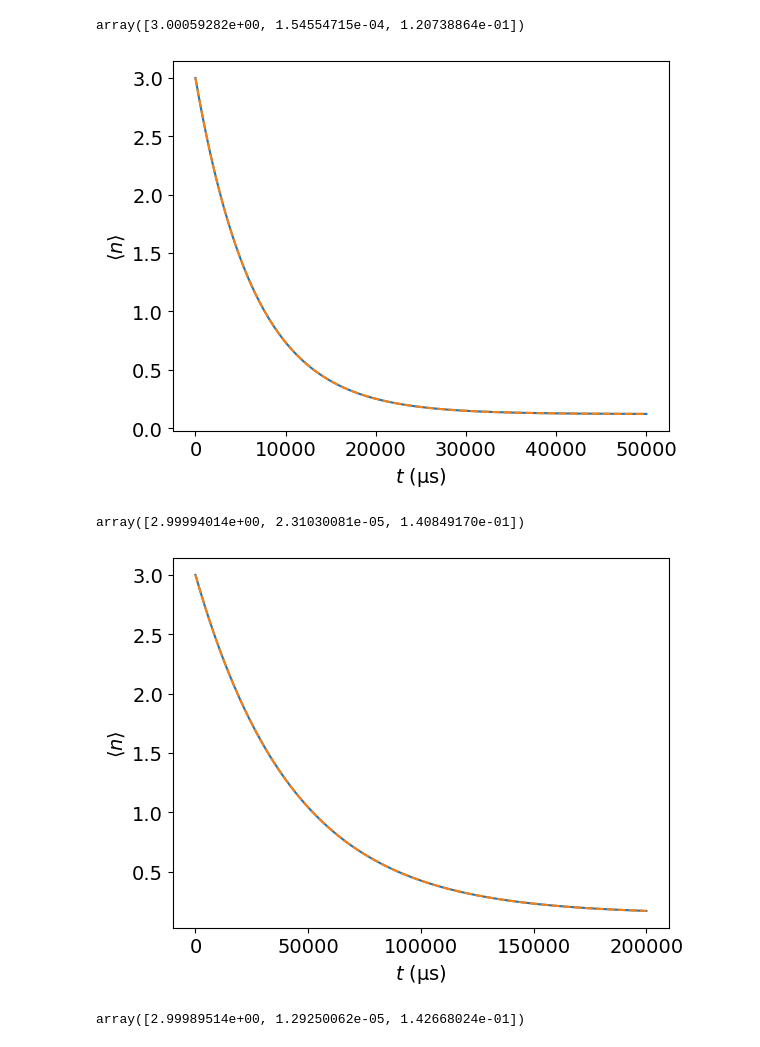
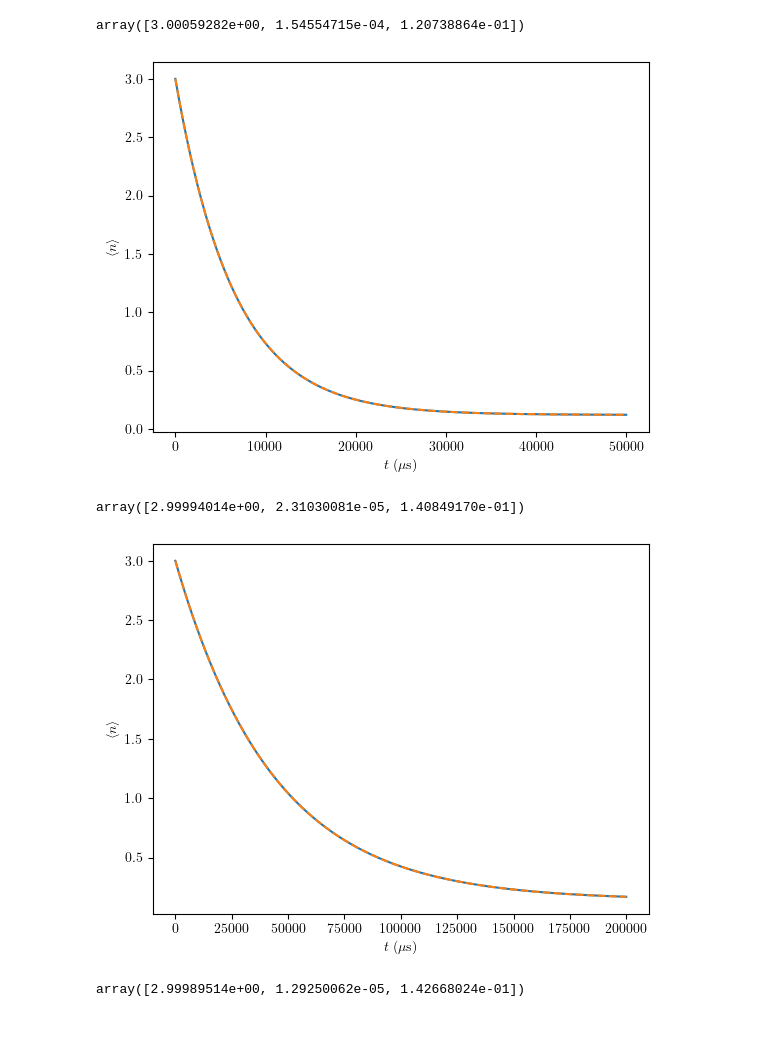
Before and after one commit to katyafouka/multi_eit, a Jupyter notebook: single_EIT/single_eit_plots_Omega_1_2.ipynb, the cells around one changed output. Cells and saved outputs as stored; diff of their text form; code cells hidden in the pictures.

```diff
--- a/single_EIT/single_eit_plots_Omega_1_2.ipynb
+++ b/single_EIT/single_eit_plots_Omega_1_2.ipynb
@@ -15,6 +15,14 @@ from scipy.optimize import minimize_scalar
 import math
 from scipy.optimize import curve_fit
 from scipy.sparse.linalg import eigs
+# %%
+plt.rcParams.update({'font.size': 8})
+plt.rcdefaults()
+from matplotlib import rc
+
+rc('text', usetex=True)
+rc("mathtext", fontset = "cm")
+rc("font", family="DejaVu Serif", serif="Times New Roman")
 # %%
 c = 299792458
 lam = 646e-9
@@ -23,8 +31,6 @@ f = c/lam
 f
 # %% [output]
 2.99792458e+17
-# %%
-plt.rcParams.update({'font.size': 14})
 # %%
 #constants
 hbar = constants.hbar
@@ -600,7 +606,7 @@ plt.plot(t7,func(t7,*popt7),'--')
 
 
 plt.ylabel('$\\langle n \\rangle$')
-plt.xlabel('$t$ (μs)')
+plt.xlabel('$t$ ($\mu$s)')
 #plt.ylim(0)
 #plt.axvline(10.787075035802768, linestyle='--')
 #plt.axvline(65, linestyle='--' )
@@ -611,7 +617,7 @@ plt.xlabel('$t$ (μs)')
 #plt.savefig("I1_cooling_diff_in_state.png",bbox_inches = "tight")
 plt.show()
 # %% [output]
-[figure, old version]
+[figure, new version]
 # %%
 p0 = (3, .001,.001)
 popt8, pcov = curve_fit(func,t8,n8,p0)
@@ -621,27 +627,27 @@ array([2.99994014e+00, 2.31030081e-05, 1.40849170e-01])
 # %%
 plt.figure()
 #plt.title("I=1")
 
 #plt.plot(np.linspace(-10*GammaJgJe,20*GammaJgJe,200),pope1)
 plt.plot(t8,n8)
 plt.plot(t8,func(t8,*popt8),'--')
 #plt.plot(t2,n2)
 #plt.plot(t3,n3)
 
 
 plt.ylabel('$\\langle n \\rangle$')
-plt.xlabel('$t$ (μs)')
+plt.xlabel('$t$ ($\mu$s)')
 #plt.ylim(0)
 #plt.axvline(10.787075035802768, linestyle='--')
 #plt.axvline(65, linestyle='--' )
 #plt.xlim(0,2)
 #plt.yscale("log")
 
 #plt.legend()
 #plt.savefig("I1_cooling_diff_in_state.png",bbox_inches = "tight")
 plt.show()
 # %% [output]
-[figure, old version]
+[figure, new version]
 # %%
 p0 = (3, .001,.001)
 popt9, pcov = curve_fit(func,t9,n9,p0)
```
Also changed, not shown: parts of 13 cells of this notebook.
